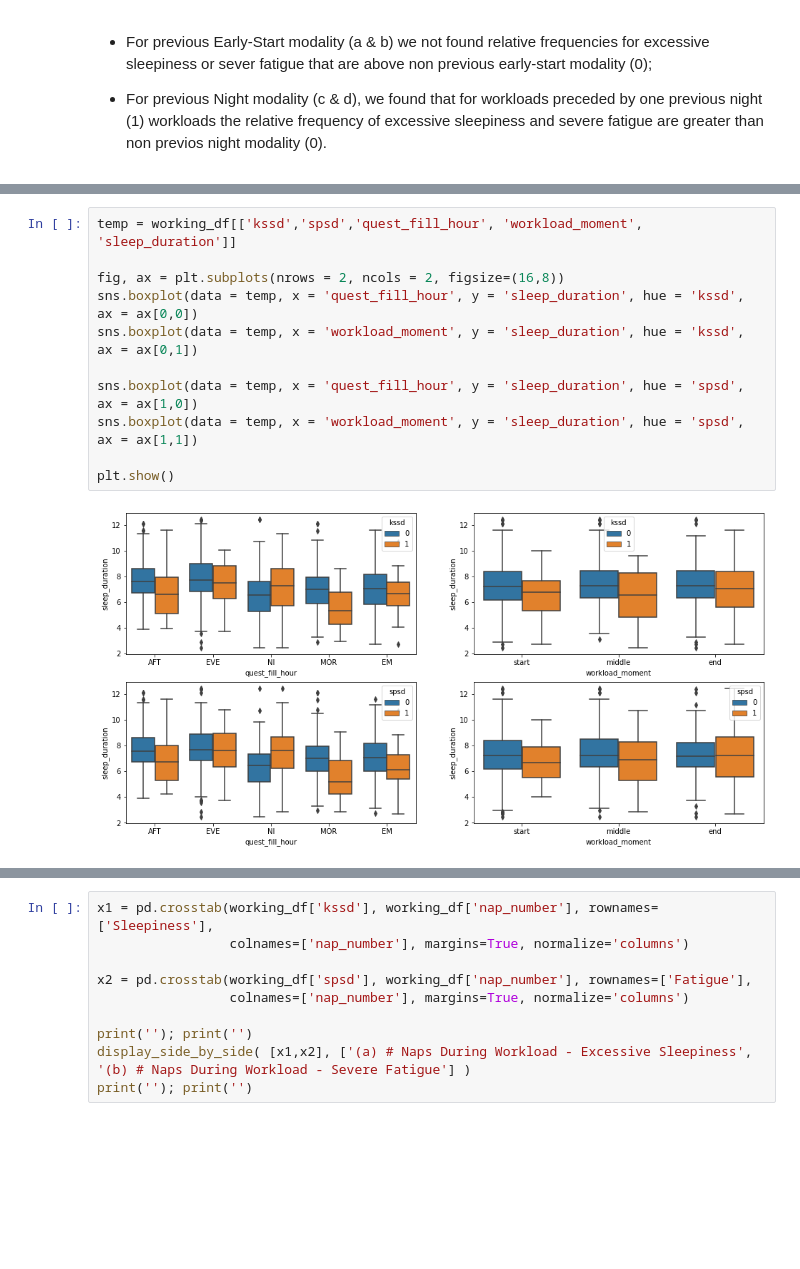
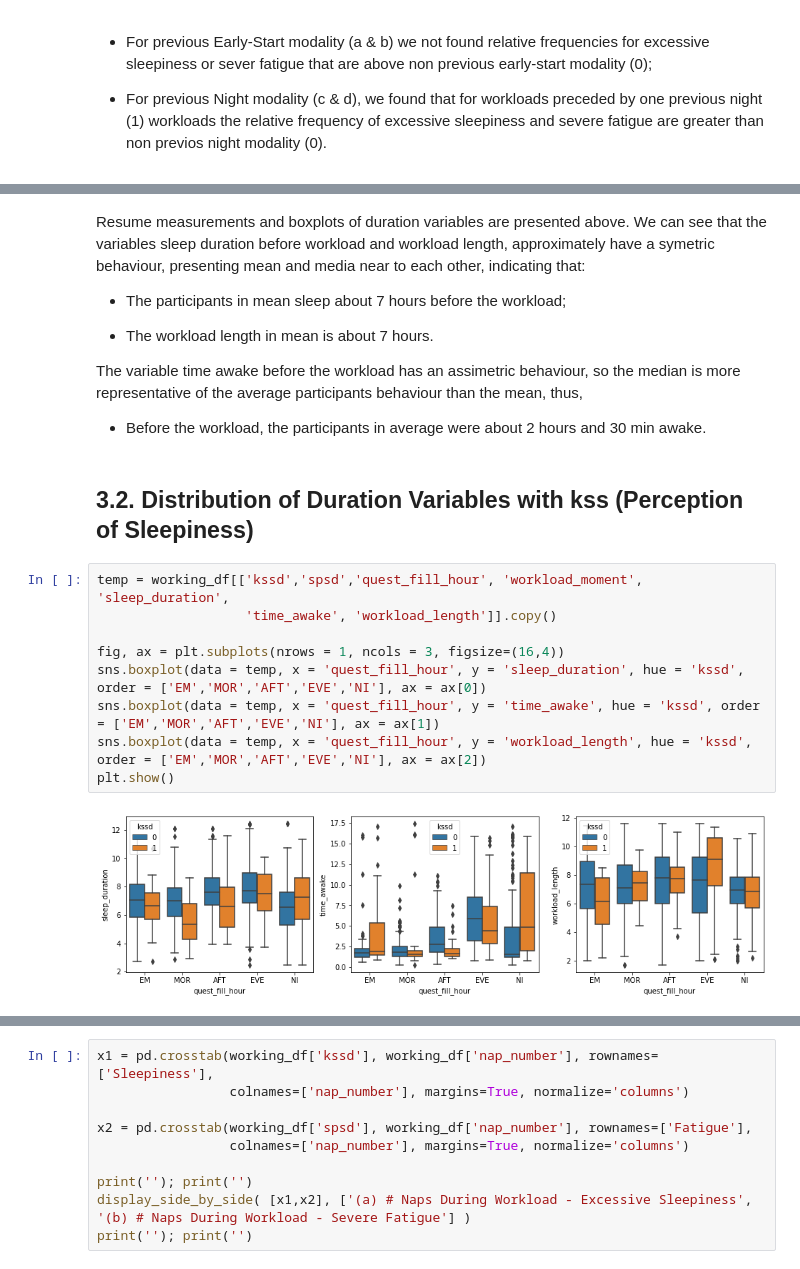
Before and after one commit to jlpscampos/Perception-of-Excessive-Sleepiness-and-Severe-Fatigue-in-Civil-Aviation-Pilots, a Jupyter notebook: EDA.ipynb, the cells around one changed output, grey strips where cells are left out. Cells and saved outputs as stored; diff of their text form; blank space fills up the shorter version.

```diff
--- a/EDA.ipynb
+++ b/EDA.ipynb
@@ -253,13 +292,23 @@ print(''); print('')
+# %% [markdown]
+Resume measurements and boxplots of duration variables are presented above. We can see that the variables sleep duration before workload and workload length, approximately have a symetric behaviour, presenting mean and media near to each other, indicating that:
+
+* The participants in mean sleep about 7 hours before the workload;
+
+* The workload length in mean is about 7 hours.
+
+The variable time awake before the workload has an assimetric behaviour, so the median is more representative of the average participants behaviour than the mean, thus,
+
+* Before the workload, the participants in average were about 2 hours and 30 min awake.
+# %% [markdown]
+## 3.2. Distribution of Duration Variables with kss (Perception of Sleepiness)
 # %%
-temp = working_df[['kssd','spsd','quest_fill_hour', 'workload_moment', 'sleep_duration']]
+temp = working_df[['kssd','spsd','quest_fill_hour', 'workload_moment', 'sleep_duration',
+                   'time_awake', 'workload_length']].copy()
 
-fig, ax = plt.subplots(nrows = 2, ncols = 2, figsize=(16,8))
-sns.boxplot(data = temp, x = 'quest_fill_hour', y = 'sleep_duration', hue = 'kssd', ax = ax[0,0])
-sns.boxplot(data = temp, x = 'workload_moment', y = 'sleep_duration', hue = 'kssd', ax = ax[0,1])
-
-sns.boxplot(data = temp, x = 'quest_fill_hour', y = 'sleep_duration', hue = 'spsd', ax = ax[1,0])
-sns.boxplot(data = temp, x = 'workload_moment', y = 'sleep_duration', hue = 'spsd', ax = ax[1,1])
-
+fig, ax = plt.subplots(nrows = 1, ncols = 3, figsize=(16,4))
+sns.boxplot(data = temp, x = 'quest_fill_hour', y = 'sleep_duration', hue = 'kssd', order = ['EM','MOR','AFT','EVE','NI'], ax = ax[0])
+sns.boxplot(data = temp, x = 'quest_fill_hour', y = 'time_awake', hue = 'kssd', order = ['EM','MOR','AFT','EVE','NI'], ax = ax[1])
+sns.boxplot(data = temp, x = 'quest_fill_hour', y = 'workload_length', hue = 'kssd', order = ['EM','MOR','AFT','EVE','NI'], ax = ax[2])
 plt.show()
 # %% [output]
-[figure, old version]
+[figure, new version]
```
Also changed, not shown: parts of 24 cells of this notebook, 1 other file.
